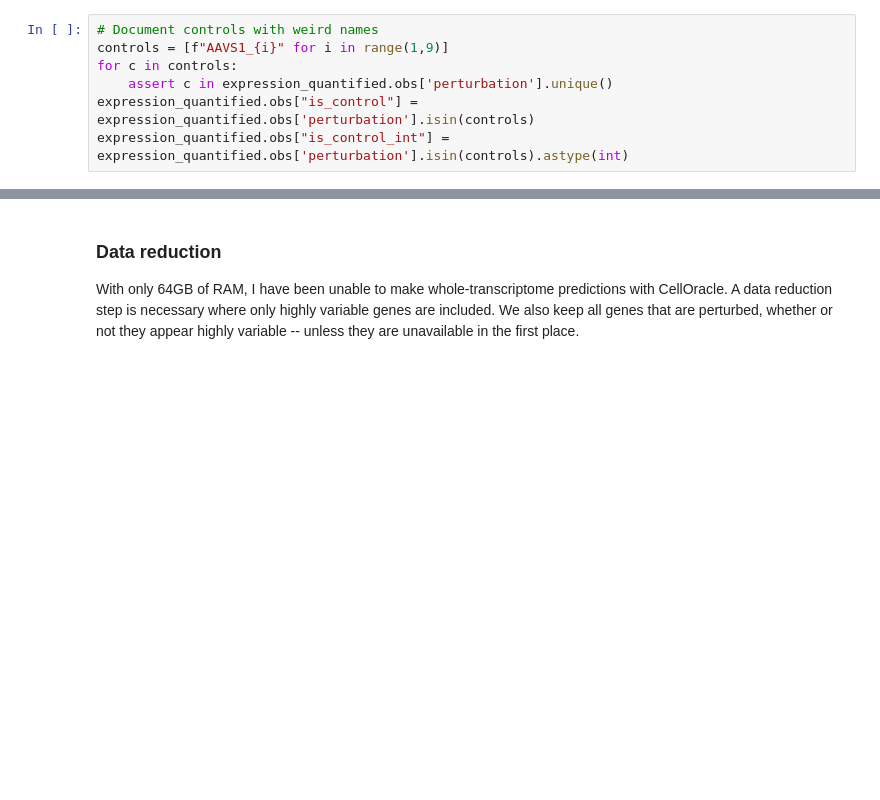
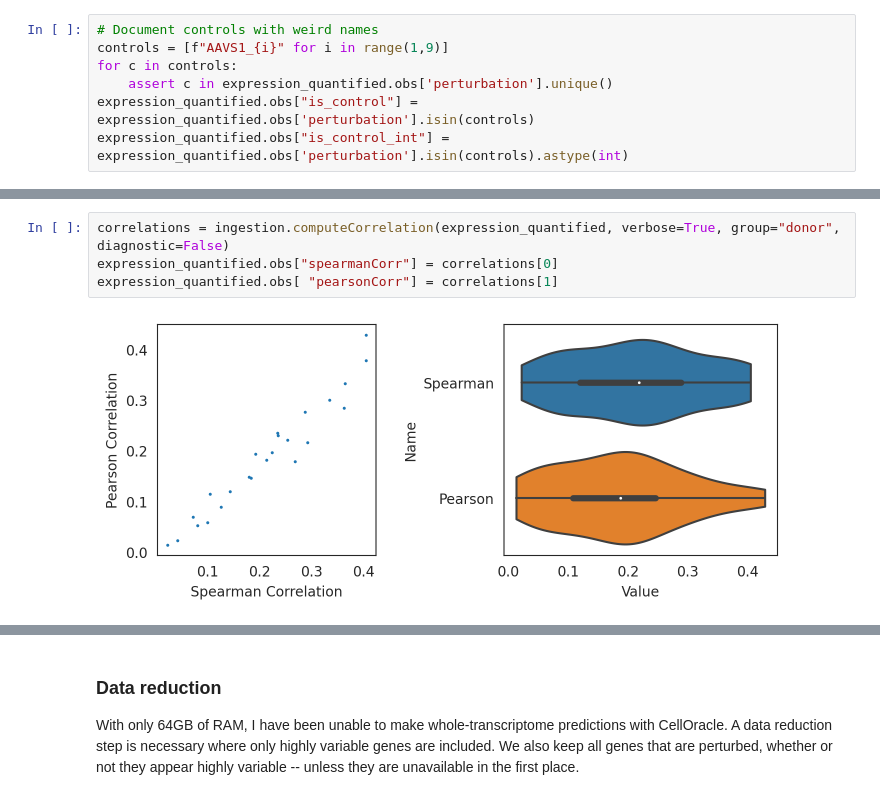
Before and after one commit to ekernf01/perturbation_data, a Jupyter notebook: setup/freimer.ipynb, the cells around one changed output, grey strips where cells are left out. Cells and saved outputs as stored; diff of their text form; blank space fills up the shorter version.

```diff
--- a/setup/freimer.ipynb
+++ b/setup/freimer.ipynb
@@ -111,0 +178,6 @@ expression_quantified.obs["is_control_int"] = expression_quantified.obs['perturb
+# %%
+correlations = ingestion.computeCorrelation(expression_quantified, verbose=True, group="donor", diagnostic=False)
+expression_quantified.obs["spearmanCorr"] = correlations[0]
+expression_quantified.obs[ "pearsonCorr"] = correlations[1]
+# %% [output]
+[figure, added]
```
Also changed, not shown: parts of 22 cells of this notebook, 2 other files.
